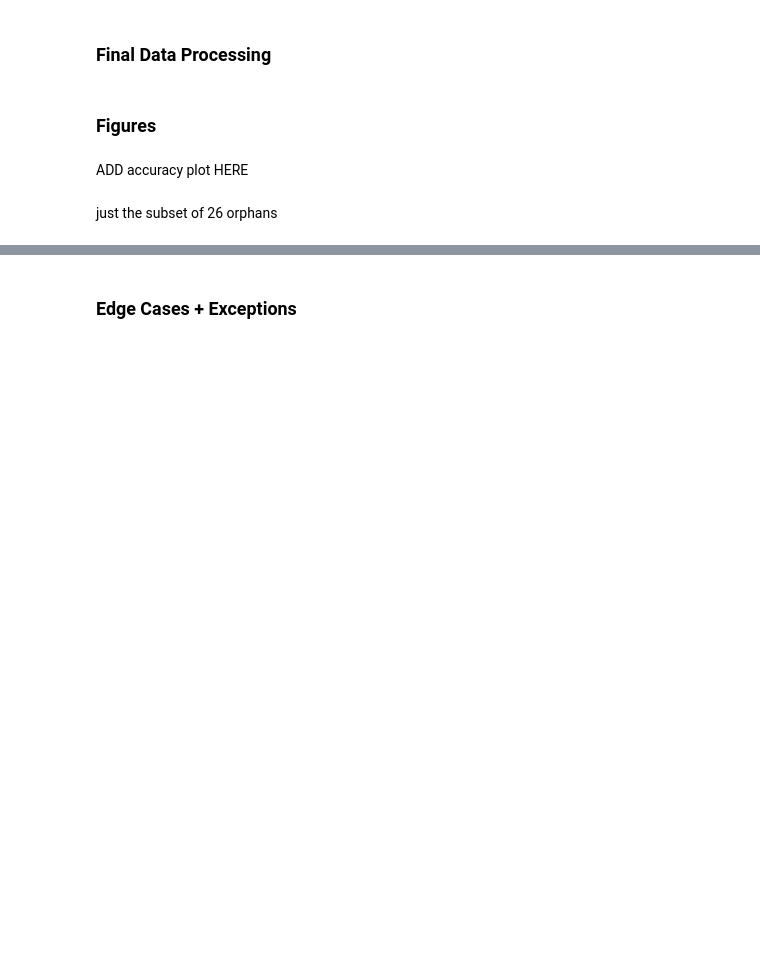
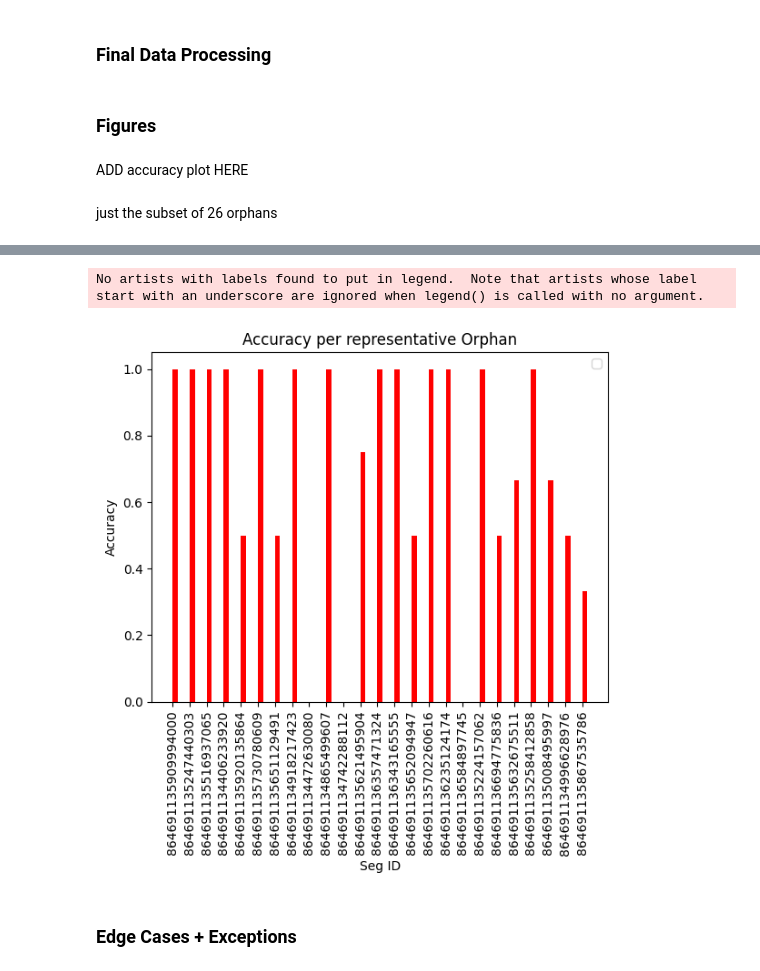
Before and after one commit to aplbrain/campfire, a Jupyter notebook: Final_Results.ipynb, the cells around one changed output, grey strips where cells are left out. Drawn from its saved outputs; the diff is of its cells as text; code cells hidden in the pictures; blank space fills up the shorter version.

```diff
--- a/Final_Results.ipynb
+++ b/Final_Results.ipynb
@@ -519,9 +519,22 @@ def filter_facets_errors(row):
 
     filtered_points = np.array(filtered_points)
     filtered_points = np.unique(filtered_points, axis = 0)
+
     if len(filtered_points) == 0:
         filtered_points =filtered_points.reshape((0, 3))
-    return filtered_points
+
+    #update the num_errors	num_facets	facets	errors
+    for index in filtered_indices:
+        if np.isin(row["endpoints_generated"][index], row["errors"]).any():
+            #remove errors and decremeent count
+            row["errors"] = row["errors"][row["errors"] != row["endpoints_generated"][index]]
+            row["num_errors"] = row["num_errors"] - 1
+        else:
+            #remove from facets and decrement count
+            row["facets"] = row["facets"][row["facets"] != row["endpoints_generated"][index]]
+            row["num_facets"] = row["num_facets"] - 1
+
+    return filtered_points, row["num_facets"], row["num_errors"], row["facets"], row["errors"]
 # %% [markdown]
 ### Testing On Orphans
 # %%
@@ -562,4 +575,4 @@ generate_endpoints(orphans_subset)
 #filter out facets and errors that are close together
 orphans["endpoints_generated"] = orphans.apply(filter_facets_errors, axis = 1)
 # %%
-orphans_subset["endpoints_generated"] = orphans_subset.apply(filter_facets_errors, axis = 1)
+orphans_subset["endpoints_generated"], orphans_subset["num_facets"], orphans_subset["num_errors"], orphans_subset["facets"], orphans_subset["errors"]= zip(*orphans_subset.apply(filter_facets_errors, axis = 1))
@@ -731,2 +772,41 @@ plt.show()
+# %%
+#accuracy plot for subset of 26 orphans
+import matplotlib.pyplot as plt
+import numpy as np
+
+seg_ids = orphans_subset["seg_id"].astype(str)
+accuracies = orphans_subset["accuracy"]
+
+# Set the positions of the bars on the x-axis
+x = np.arange(len(seg_ids))
+
+# Set the width of the bars
+width = 0.3
+
+# Create the figure and axis
+fig, ax = plt.subplots()
+
+# Create the bars for existing data
+rects2 = ax.bar(x + width, accuracies, width, color='red')
+
+
+# Add labels, title, and legend
+ax.set_ylabel('Accuracy')
+ax.set_xlabel('Seg ID')
+ax.set_title('Accuracy per representative Orphan')
+ax.set_xticks(x + width / 2)
+ax.set_xticklabels(seg_ids)
+
+ax.legend()
+
+# Adjust the layout to prevent label cutoff
+plt.tight_layout()
+
+# Show the plot
+plt.xticks(rotation='vertical')
+plt.show()
+# %% [output]
+No artists with labels found to put in legend.  Note that artists whose label start with an underscore are ignored when legend() is called with no argument.
+[figure, added]
 # %% [markdown]
 ### Edge Cases + Exceptions
```
Also changed, not shown: parts of 7 cells of this notebook.
